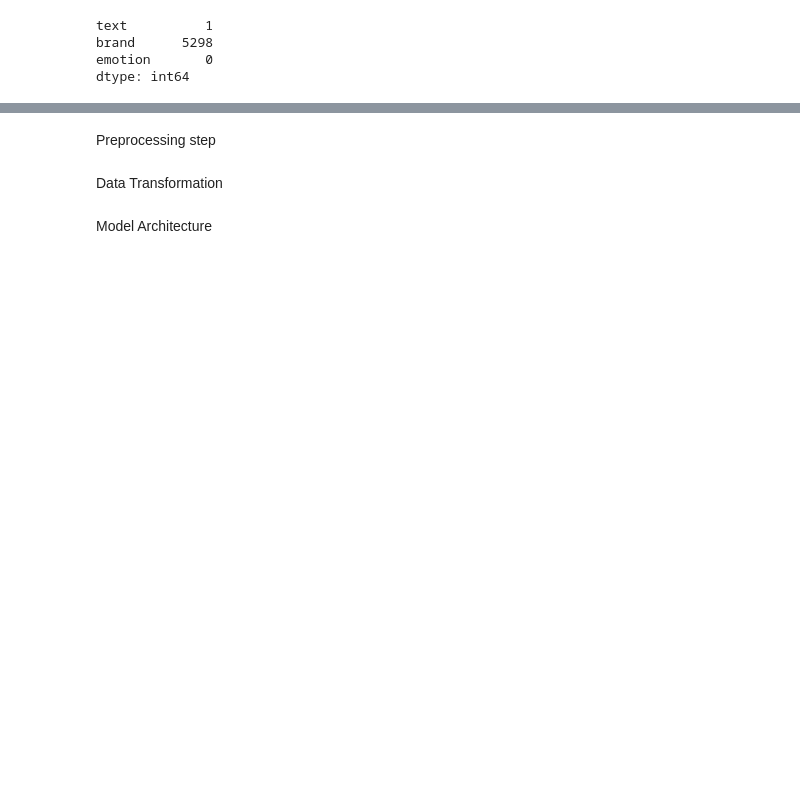
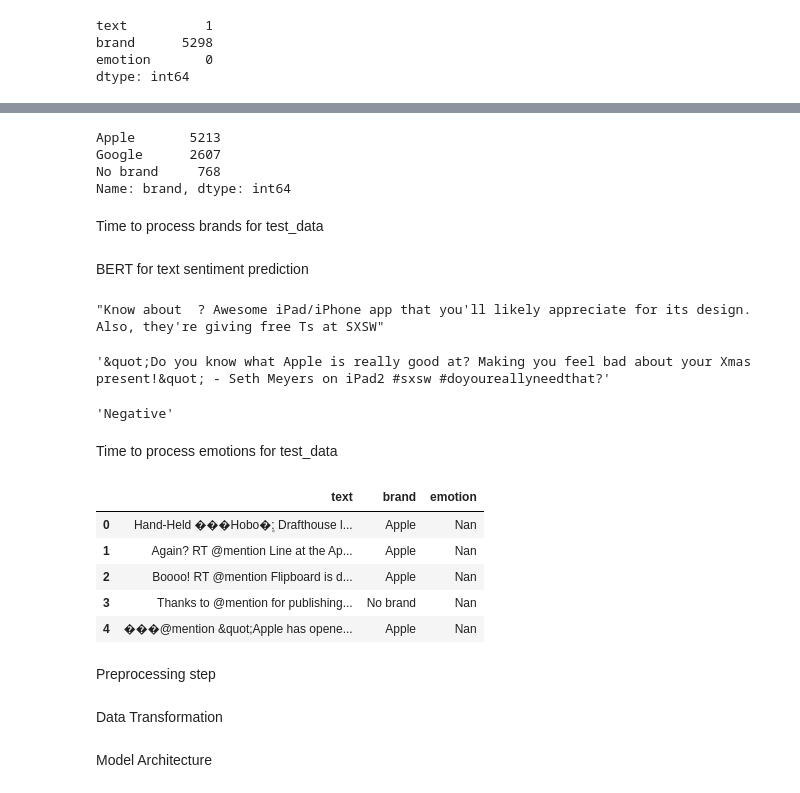
Before and after one commit to rohan-patnaik/Text-analysis-for-emotion-and-brand, a Jupyter notebook: wysa2.ipynb, the cells around one changed output, grey strips where cells are left out. Saved outputs shown, nothing was run; the diff lists cells and outputs as text; code cells hidden in the pictures; blank space fills up the shorter version.

```diff
--- a/wysa2.ipynb
+++ b/wysa2.ipynb
@@ -619,0 +645,38 @@ train_data.shape
+# %%
+import pandas as pd
+import numpy as np
+
+def brand_mapper(text, existing_brand):
+    # If the brand is not NaN or already properly labeled, we don't need to change it.
+    if pd.notna(existing_brand) and existing_brand in ['Apple', 'Google', 'No brand']:
+        return existing_brand
+
+    normalized_text = text.lower().replace(" ", "")
+
+    apple_keywords = ['ipad', 'iphone', 'apple', 'ipadapp', 'iphoneapp', 'appleproduct', 'appleservice']
+    google_keywords = ['google', 'android', 'googleapp', 'googleproduct', 'googleservice']
+
+    if any(keyword in normalized_text for keyword in apple_keywords):
+        return 'Apple'
+    elif any(keyword in normalized_text for keyword in google_keywords):
+        return 'Google'
+    else:
+        return 'No brand'
+
+
+train_data['brand'] = train_data.apply(lambda row: brand_mapper(row['text'], row['brand']), axis=1)
+# %%
+train_data.brand.value_counts()
+# %% [output]
+Apple       5213
+Google      2607
+No brand     768
+Name: brand, dtype: int64
+# %% [markdown]
+Time to process brands for test_data
+# %%
+test_data['brand'] = 'Nan'
+test_data.head()
+test_data['brand'] = test_data.apply(lambda row: brand_mapper(row['text'], row['brand']), axis=1)
+# %% [markdown]
+BERT for text sentiment prediction
@@ -619,0 +693,37 @@ train_data.shape
+# %%
+example = train_data2['text'].iloc[1]
+example
+# %% [output]
+"Know about  ? Awesome iPad/iPhone app that you'll likely appreciate for its design. Also, they're giving free Ts at SXSW"
+# %%
+example2 = test_data['text'][503]
+example2
+# %% [output]
+'&quot;Do you know what Apple is really good at? Making you feel bad about your Xmas present!&quot; - Seth Meyers on iPad2 #sxsw #doyoureallyneedthat?'
+# %%
+# Run for Roberta Model
+def polarity_scores_roberta(example):
+    encoded_text = tokenizer(example, return_tensors='pt')
+    output = model(**encoded_text)
+    scores = output[0][0].detach().numpy()
+    scores = softmax(scores)
+    max_label = ['Negative', 'Neutral', 'Positive'][np.argmax(scores)]
+
+    return max_label
+
+
+polarity_scores_roberta('this is bad')
+# %% [output]
+'Negative'
+# %% [markdown]
+Time to process emotions for test_data
+# %%
+test_data['emotion'] = 'Nan'
+test_data.head()
+# %% [output]
+|  | text | brand | emotion |
+| 0 | Hand-Held ���Hobo�۪: Drafthouse l... | Apple | Nan |
+| 1 | Again? RT @mention Line at the Ap... | Apple | Nan |
+| 2 | Boooo! RT @mention Flipboard is d... | Apple | Nan |
+| 3 | Thanks to @mention for publishing... | No brand | Nan |
+| 4 | ���@mention &quot;Apple has opene... | Apple | Nan |
```
Also changed, not shown: parts of 15 cells of this notebook.
